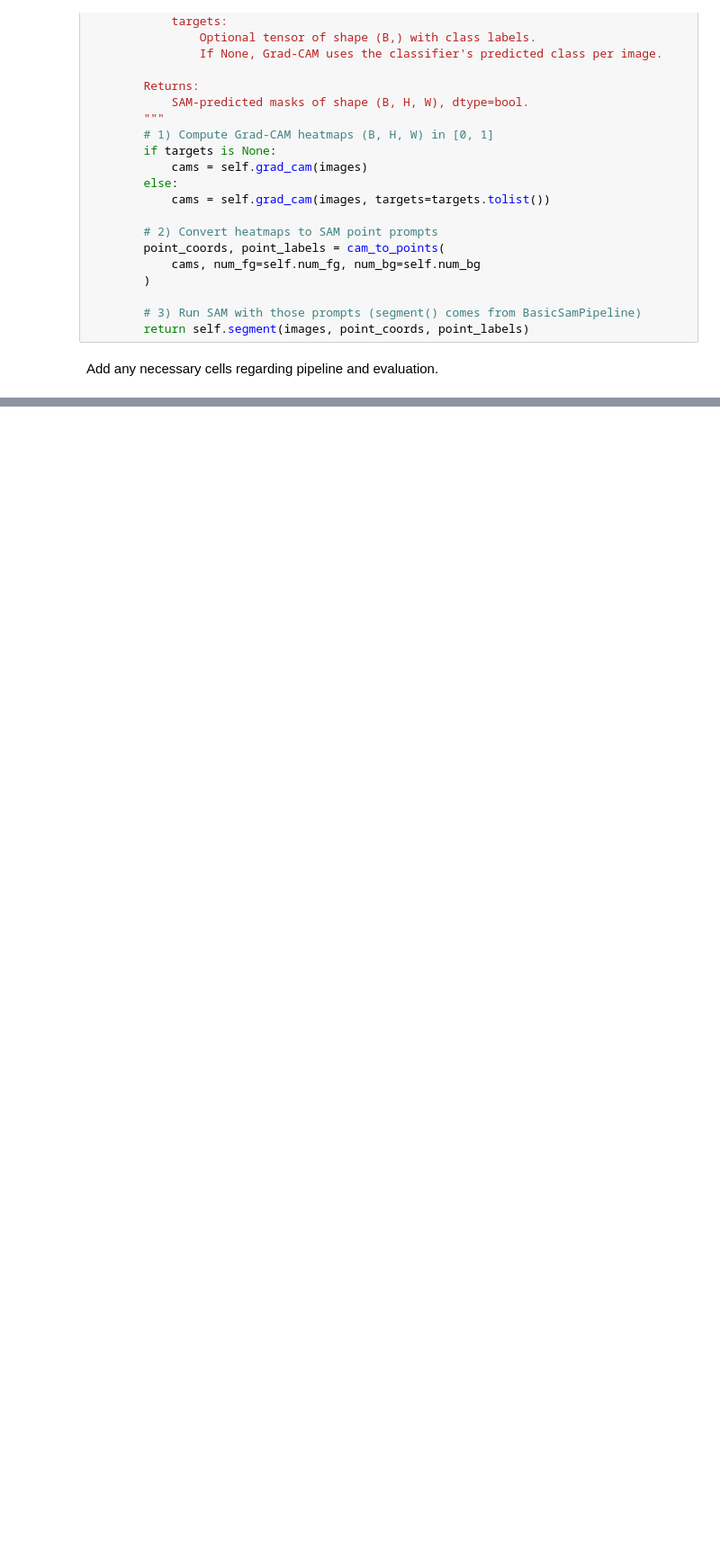
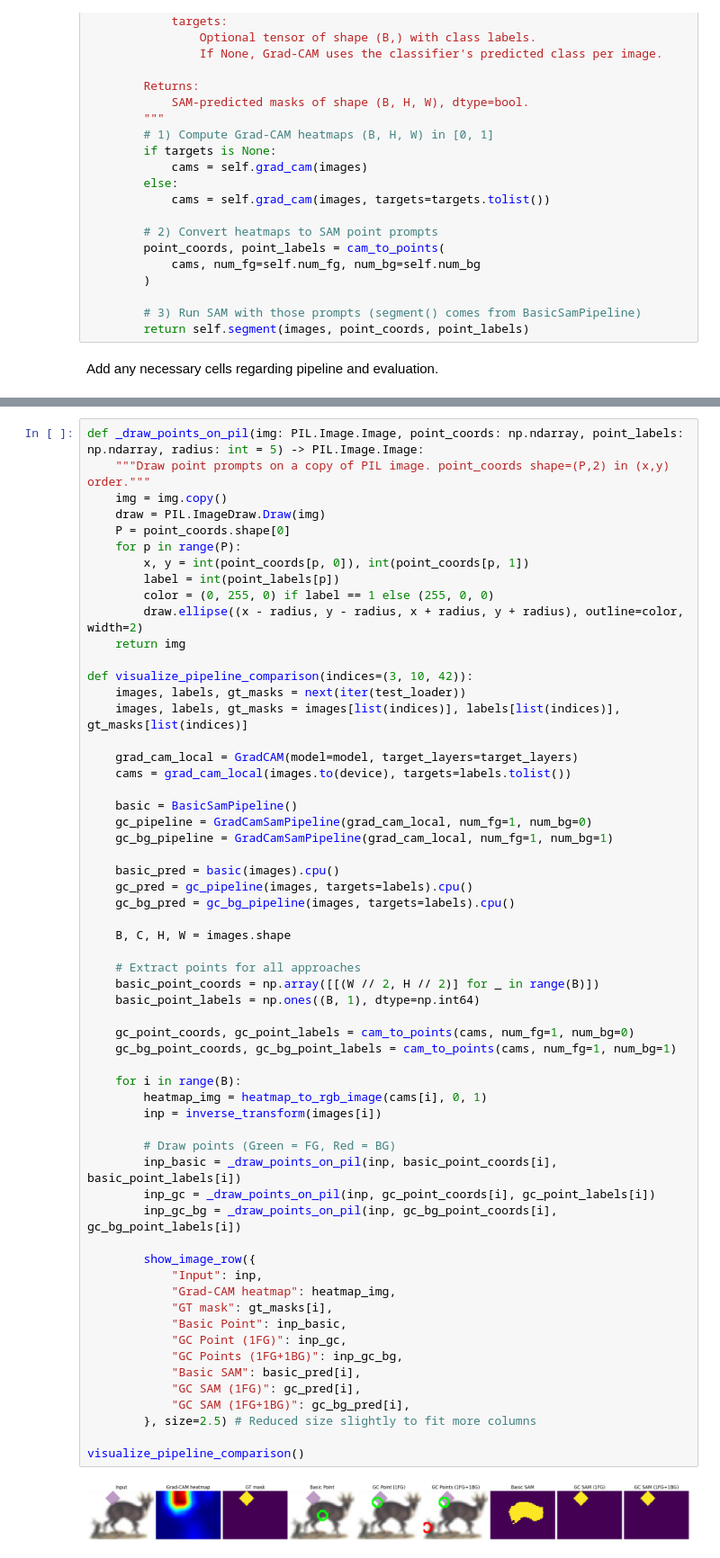
Before and after one commit to pasinskik/mimuw, a Jupyter notebook: HW2_SOLUTION.ipynb, the cells around one changed output, grey strips where cells are left out. Shown: that part at 90% size. Drawn from its saved outputs; the diff is of its cells as text; blank space fills up the shorter version.

```diff
--- a/HW2_SOLUTION.ipynb
+++ b/HW2_SOLUTION.ipynb
@@ -936,0 +936,61 @@ visualize_pipeline_comparison()
+# %%
+def _draw_points_on_pil(img: PIL.Image.Image, point_coords: np.ndarray, point_labels: np.ndarray, radius: int = 5) -> PIL.Image.Image:
+    """Draw point prompts on a copy of PIL image. point_coords shape=(P,2) in (x,y) order."""
+    img = img.copy()
+    draw = PIL.ImageDraw.Draw(img)
+    P = point_coords.shape[0]
+    for p in range(P):
+        x, y = int(point_coords[p, 0]), int(point_coords[p, 1])
+        label = int(point_labels[p])
+        color = (0, 255, 0) if label == 1 else (255, 0, 0)
+        draw.ellipse((x - radius, y - radius, x + radius, y + radius), outline=color, width=2)
+    return img
+
+def visualize_pipeline_comparison(indices=(3, 10, 42)):
+    images, labels, gt_masks = next(iter(test_loader))
+    images, labels, gt_masks = images[list(indices)], labels[list(indices)], gt_masks[list(indices)]
+
+    grad_cam_local = GradCAM(model=model, target_layers=target_layers)
+    cams = grad_cam_local(images.to(device), targets=labels.tolist())
+
+    basic = BasicSamPipeline()
+    gc_pipeline = GradCamSamPipeline(grad_cam_local, num_fg=1, num_bg=0)
+    gc_bg_pipeline = GradCamSamPipeline(grad_cam_local, num_fg=1, num_bg=1)
+
+    basic_pred = basic(images).cpu()
+    gc_pred = gc_pipeline(images, targets=labels).cpu()
+    gc_bg_pred = gc_bg_pipeline(images, targets=labels).cpu()
+
+    B, C, H, W = images.shape
+
+    # Extract points for all approaches
+    basic_point_coords = np.array([[(W // 2, H // 2)] for _ in range(B)])
+    basic_point_labels = np.ones((B, 1), dtype=np.int64)
+
+    gc_point_coords, gc_point_labels = cam_to_points(cams, num_fg=1, num_bg=0)
+    gc_bg_point_coords, gc_bg_point_labels = cam_to_points(cams, num_fg=1, num_bg=1)
+
+    for i in range(B):
+        heatmap_img = heatmap_to_rgb_image(cams[i], 0, 1)
+        inp = inverse_transform(images[i])
+
+        # Draw points (Green = FG, Red = BG)
+        inp_basic = _draw_points_on_pil(inp, basic_point_coords[i], basic_point_labels[i])
+        inp_gc = _draw_points_on_pil(inp, gc_point_coords[i], gc_point_labels[i])
+        inp_gc_bg = _draw_points_on_pil(inp, gc_bg_point_coords[i], gc_bg_point_labels[i])
+
+        show_image_row({
+            "Input": inp,
+            "Grad-CAM heatmap": heatmap_img,
+            "GT mask": gt_masks[i],
+            "Basic Point": inp_basic,
+            "GC Point (1FG)": inp_gc,
+            "GC Points (1FG+1BG)": inp_gc_bg,
+            "Basic SAM": basic_pred[i],
+            "GC SAM (1FG)": gc_pred[i],
+            "GC SAM (1FG+1BG)": gc_bg_pred[i],
+        }, size=2.5) # Reduced size slightly to fit more columns
+
+visualize_pipeline_comparison()
+# %% [output]
+[figure, added]
```
Also changed, not shown: parts of 4 cells of this notebook.
